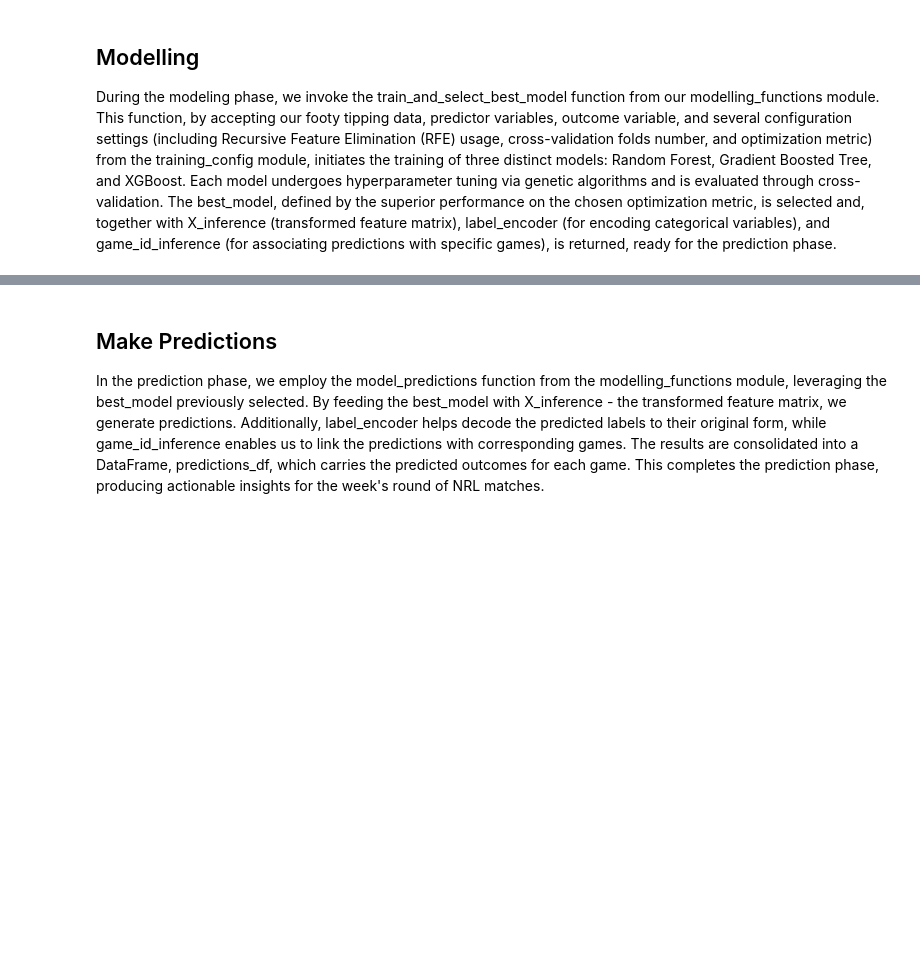
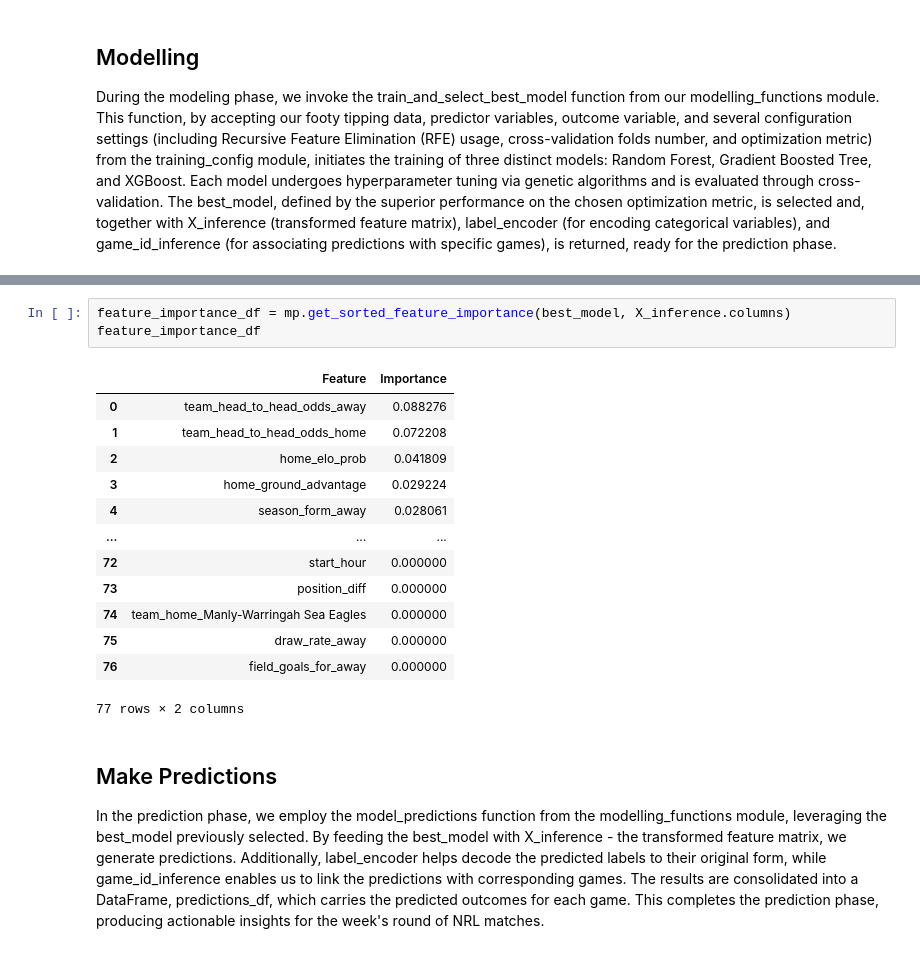
Before and after one commit to levonrush/footy-tipper, a Jupyter notebook: pipeline/model-training/model-training.ipynb, the cells around one changed output, grey strips where cells are left out. Cells and saved outputs as stored; diff of their text form; blank space fills up the shorter version.

Commit message:
implement feature importance

```diff
--- a/pipeline/model-training/model-training.ipynb
+++ b/pipeline/model-training/model-training.ipynb
@@ -91,3 +97,20 @@ GridSearchCV(cv=StratifiedKFold(n_splits=5, random_state=None, shuffle=False),
+# %%
+feature_importance_df = mp.get_sorted_feature_importance(best_model, X_inference.columns)
+feature_importance_df
+# %% [output]
+|  | Feature | Importance |
+| 0 | team_head_to_head_odds_away | 0.088276 |
+| 1 | team_head_to_head_odds_home | 0.072208 |
+| 2 | home_elo_prob | 0.041809 |
+| 3 | home_ground_advantage | 0.029224 |
+| 4 | season_form_away | 0.028061 |
+| ... | ... | ... |
+| 72 | start_hour | 0.000000 |
+| 73 | position_diff | 0.000000 |
+| 74 | team_home_Manly-Warringah Sea Eagles | 0.000000 |
+| 75 | draw_rate_away | 0.000000 |
+| 76 | field_goals_for_away | 0.000000 |
+77 rows × 2 columns
 # %% [markdown]
 ## Make Predictions
 In the prediction phase, we employ the model_predictions function from the modelling_functions module, leveraging the best_model previously selected. By feeding the best_model with X_inference - the transformed feature matrix, we generate predictions. Additionally, label_encoder helps decode the predicted labels to their original form, while game_id_inference enables us to link the predictions with corresponding games. The results are consolidated into a DataFrame, predictions_df, which carries the predicted outcomes for each game. This completes the prediction phase, producing actionable insights for the week's round of NRL matches.
```
Also changed, not shown: parts of 4 cells of this notebook, 1 other file.
